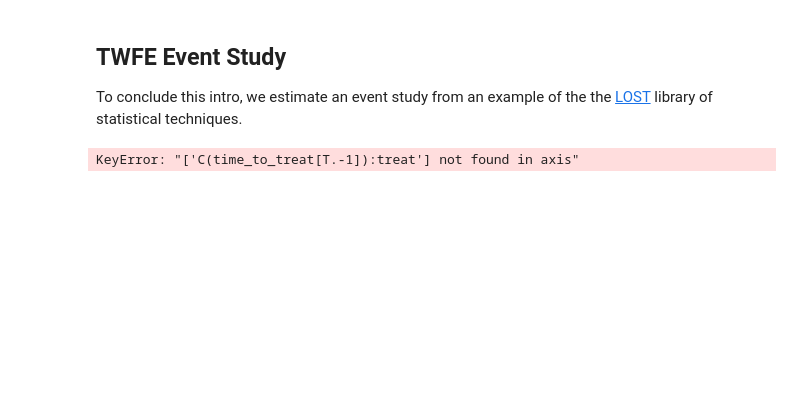
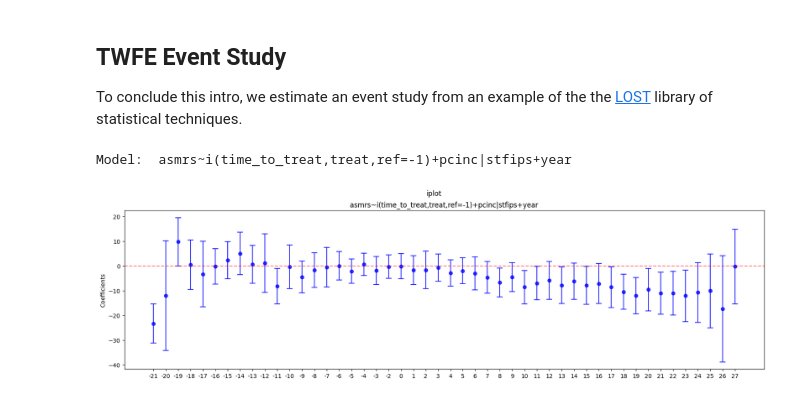
Before and after one commit to py-econometrics/pyfixest, a Jupyter notebook: docs/tutorial.ipynb, the cells around one changed output. Drawn from its saved outputs; the diff is of its cells as text; code cells hidden in the pictures; blank space fills up the shorter version.

```diff
--- a/docs/tutorial.ipynb
+++ b/docs/tutorial.ipynb
@@ -265,21 +302,21 @@ To conclude this intro, we estimate an event study from an example of the the [L
 # %%
 import pandas as pd
 import numpy as np
-from pyfixest import Fixest
 
 # Read in data
 df = pd.read_csv(
     "https://raw.githubusercontent.com/LOST-STATS/LOST-STATS.github.io/master/Model_Estimation/Data/Event_Study_DiD/bacon_example.csv"
 )
 
 df["time_to_treat"] = (df["year"] - df["_nfd"]).fillna(0).astype(int)
 df["time_to_treat"] = pd.Categorical(
     df.time_to_treat, np.sort(df.time_to_treat.unique())
 )
 df["treat"] = np.where(pd.isna(df["_nfd"]), 0, 1)
 
 fml = "asmrs ~ i(time_to_treat, treat, ref = -1) + csw(pcinc, asmrh, cases) | stfips + year"
-fit = feols(fml=fml, data=df, vcov={"CRV1": "stfips"})
-fit.iplot(yintercept=0)
+fit = feols(fml = fml, data = df, vcov={"CRV1": "stfips"})
+fit.iplot(yintercept=0, figsize=(20, 5))
 # %% [output]
-KeyError: "['C(time_to_treat[T.-1]):treat'] not found in axis"
+Model:  asmrs~i(time_to_treat,treat,ref=-1)+pcinc|stfips+year
+[figure, added]
```
Also changed, not shown: parts of 22 cells of this notebook, 7 other files.
